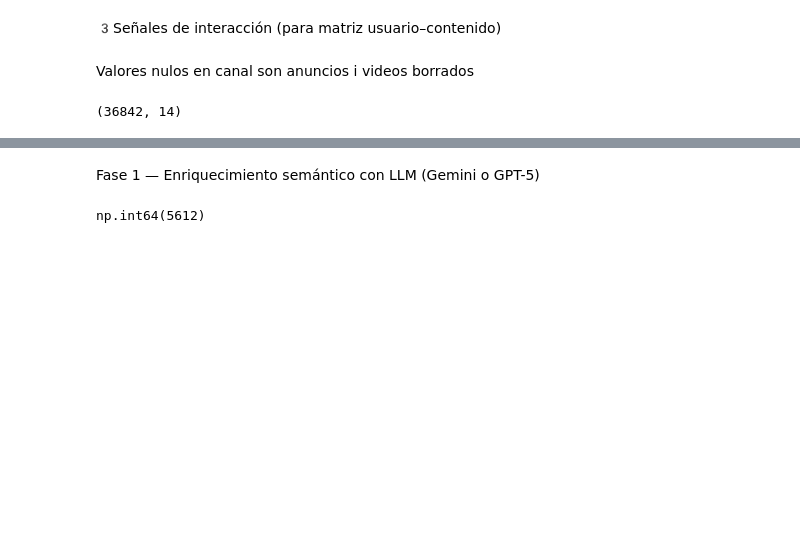
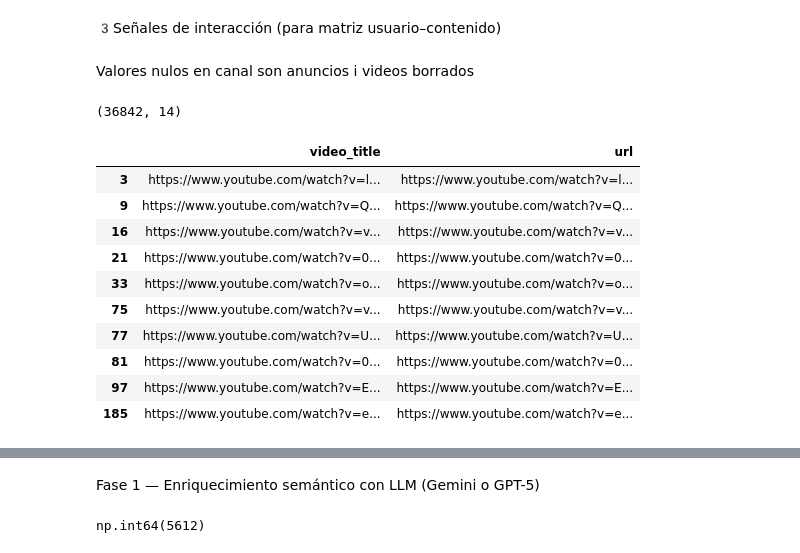
Before and after one commit to brojas7/AnaliticaHistorialYoutube, a Jupyter notebook: notebooks/main.ipynb, the cells around one changed output, grey strips where cells are left out. Cells and saved outputs as stored; diff of their text form; code cells hidden in the pictures; blank space fills up the shorter version.

```diff
--- a/notebooks/main.ipynb
+++ b/notebooks/main.ipynb
@@ -213,3 +213,17 @@ son anuncios i videos borrados
 df_main.shape
 # %% [output]
 (36842, 14)
+# %%
+df_main[df_main['channel_title'].isna()][['video_title', 'url']].head(10)
+# %% [output]
+|  | video_title | url |
+| 3 | https://www.youtube.com/watch?v=l... | https://www.youtube.com/watch?v=l... |
+| 9 | https://www.youtube.com/watch?v=Q... | https://www.youtube.com/watch?v=Q... |
+| 16 | https://www.youtube.com/watch?v=v... | https://www.youtube.com/watch?v=v... |
+| 21 | https://www.youtube.com/watch?v=0... | https://www.youtube.com/watch?v=0... |
+| 33 | https://www.youtube.com/watch?v=o... | https://www.youtube.com/watch?v=o... |
+| 75 | https://www.youtube.com/watch?v=v... | https://www.youtube.com/watch?v=v... |
+| 77 | https://www.youtube.com/watch?v=U... | https://www.youtube.com/watch?v=U... |
+| 81 | https://www.youtube.com/watch?v=0... | https://www.youtube.com/watch?v=0... |
+| 97 | https://www.youtube.com/watch?v=E... | https://www.youtube.com/watch?v=E... |
+| 185 | https://www.youtube.com/watch?v=e... | https://www.youtube.com/watch?v=e... |
```
Also changed, not shown: parts of 3 cells of this notebook.
